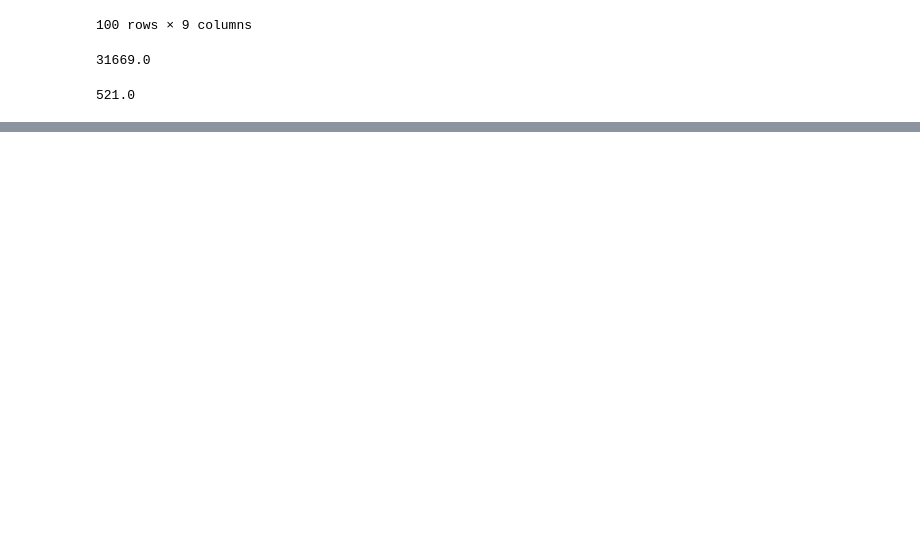
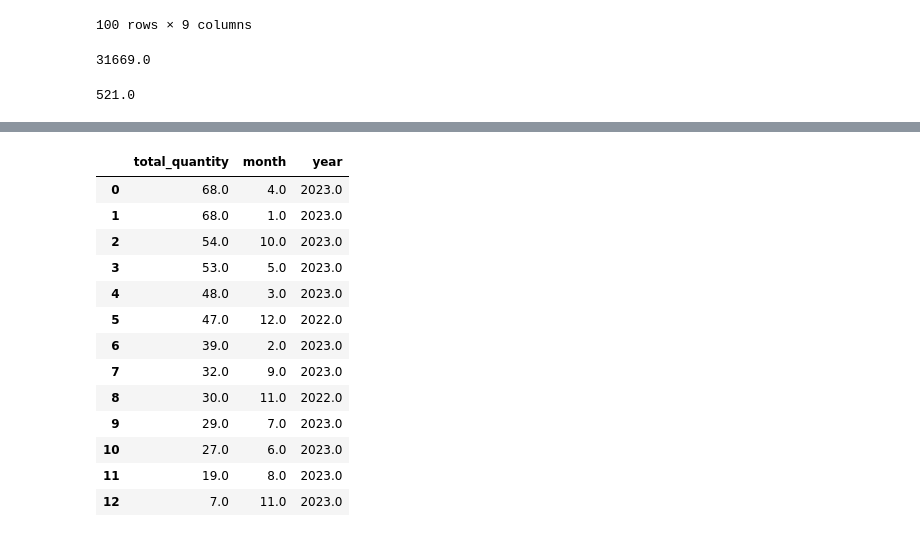
Before and after one commit to paulKinyua/Data-Science, a Jupyter notebook: task1_revised.py.ipynb, the cells around one changed output, grey strips where cells are left out. Drawn from its saved outputs; the diff is of its cells as text; code cells hidden in the pictures; blank space fills up the shorter version.

```diff
--- a/task1_revised.py.ipynb
+++ b/task1_revised.py.ipynb
@@ -118,0 +170,19 @@ sales_df['quantity'].sum()
+# %%
+#find the best selling months
+month_sales_df=pd.read_sql("select SUM(s.quantity) as total_quantity, EXTRACT(MONTH FROM s.created_at) as month, EXTRACT(YEAR FROM s.created_at) as year from sales s join products p on p.id=s.pid GROUP BY  month, year ORDER BY total_quantity DESC ",engine)
+month_sales_df
+# %% [output]
+|  | total_quantity | month | year |
+| 0 | 68.0 | 4.0 | 2023.0 |
+| 1 | 68.0 | 1.0 | 2023.0 |
+| 2 | 54.0 | 10.0 | 2023.0 |
+| 3 | 53.0 | 5.0 | 2023.0 |
+| 4 | 48.0 | 3.0 | 2023.0 |
+| 5 | 47.0 | 12.0 | 2022.0 |
+| 6 | 39.0 | 2.0 | 2023.0 |
+| 7 | 32.0 | 9.0 | 2023.0 |
+| 8 | 30.0 | 11.0 | 2022.0 |
+| 9 | 29.0 | 7.0 | 2023.0 |
+| 10 | 27.0 | 6.0 | 2023.0 |
+| 11 | 19.0 | 8.0 | 2023.0 |
+| 12 | 7.0 | 11.0 | 2023.0 |
```
Also changed, not shown: parts of 5 cells of this notebook.
